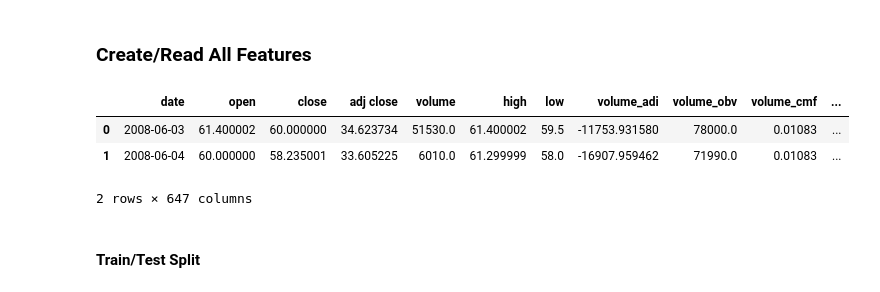
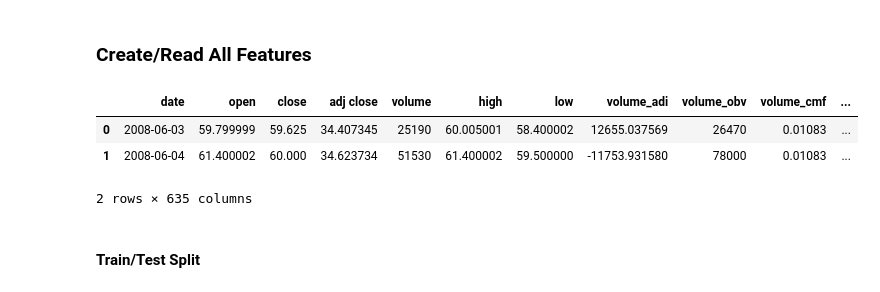
Before and after one commit to yyan17/SIADS-699, a Jupyter notebook: src/notebooks/prophet_exploration.ipynb, the cells around one changed output. Cells and saved outputs as stored; diff of their text form; code cells hidden in the pictures.

```diff
--- a/src/notebooks/prophet_exploration.ipynb
+++ b/src/notebooks/prophet_exploration.ipynb
@@ -38,13 +38,13 @@ seed=42
 # %%
 # create all the features
 # combined_df = create_all_features(data_paths, ticker, topic)
-combined_df = pd.read_csv(data_paths['COMBINED_FEATURES'] + ticker)
+combined_df = pd.read_csv(data_paths['COMBINED_FEATURES'] + ticker + '.csv.gz')
 combined_df.head(2)
 # %% [output]
 |  | date | open | close | adj close | volume | high | low | volume_adi | volume_obv | volume_cmf | ... |
-| 0 | 2008-06-03 | 61.400002 | 60.000000 | 34.623734 | 51530.0 | 61.400002 | 59.5 | -11753.931580 | 78000.0 | 0.01083 | ... |
-| 1 | 2008-06-04 | 60.000000 | 58.235001 | 33.605225 | 6010.0 | 61.299999 | 58.0 | -16907.959462 | 71990.0 | 0.01083 | ... |
+| 0 | 2008-06-03 | 59.799999 | 59.625 | 34.407345 | 25190 | 60.005001 | 58.400002 | 12655.037569 | 26470 | 0.01083 | ... |
+| 1 | 2008-06-04 | 61.400002 | 60.000 | 34.623734 | 51530 | 61.400002 | 59.500000 | -11753.931580 | 78000 | 0.01083 | ... |
-2 rows × 647 columns
+2 rows × 635 columns
 # %% [markdown]
 #### Train/Test Split
 # %%
```
Also changed, not shown: parts of 12 cells of this notebook, 1 other file.
